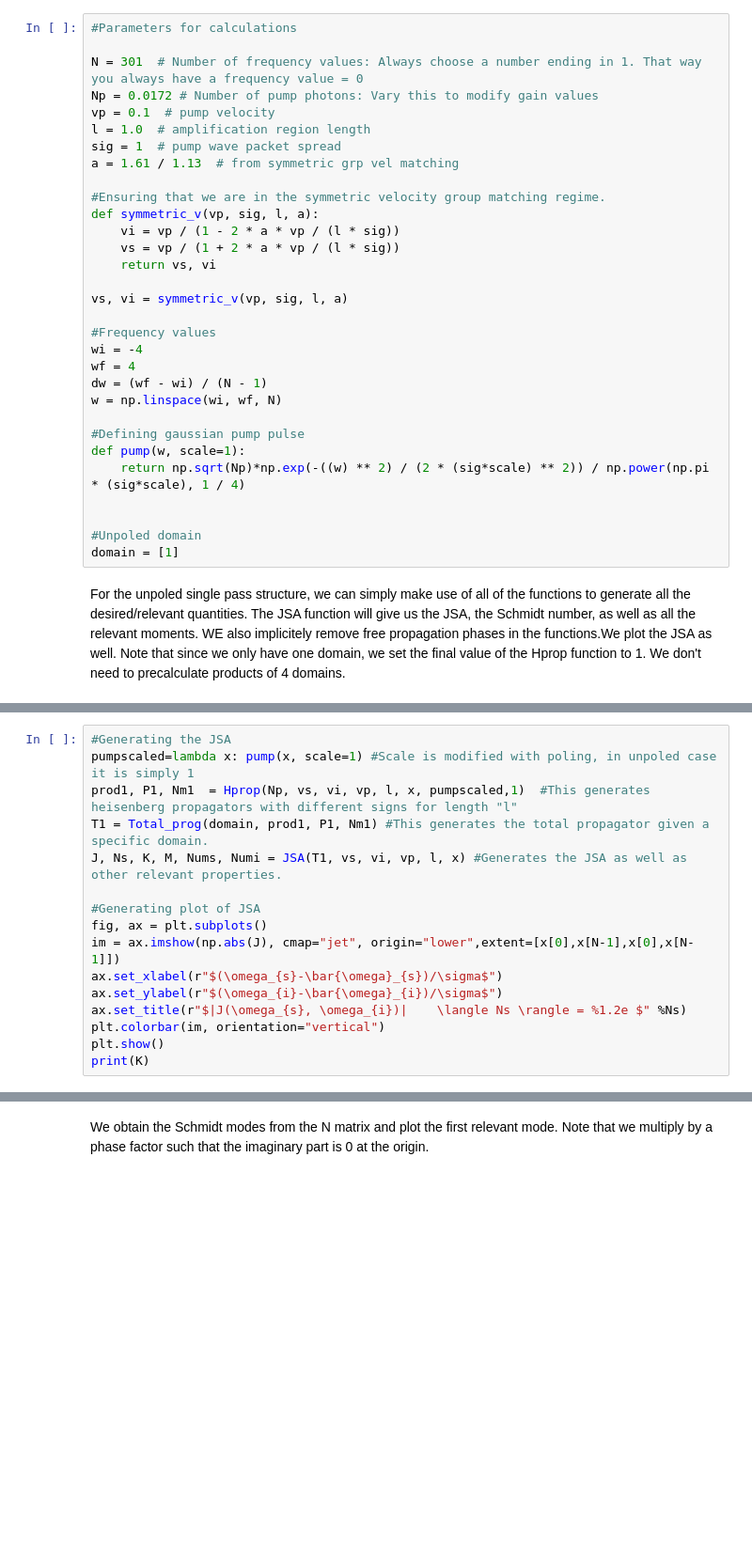
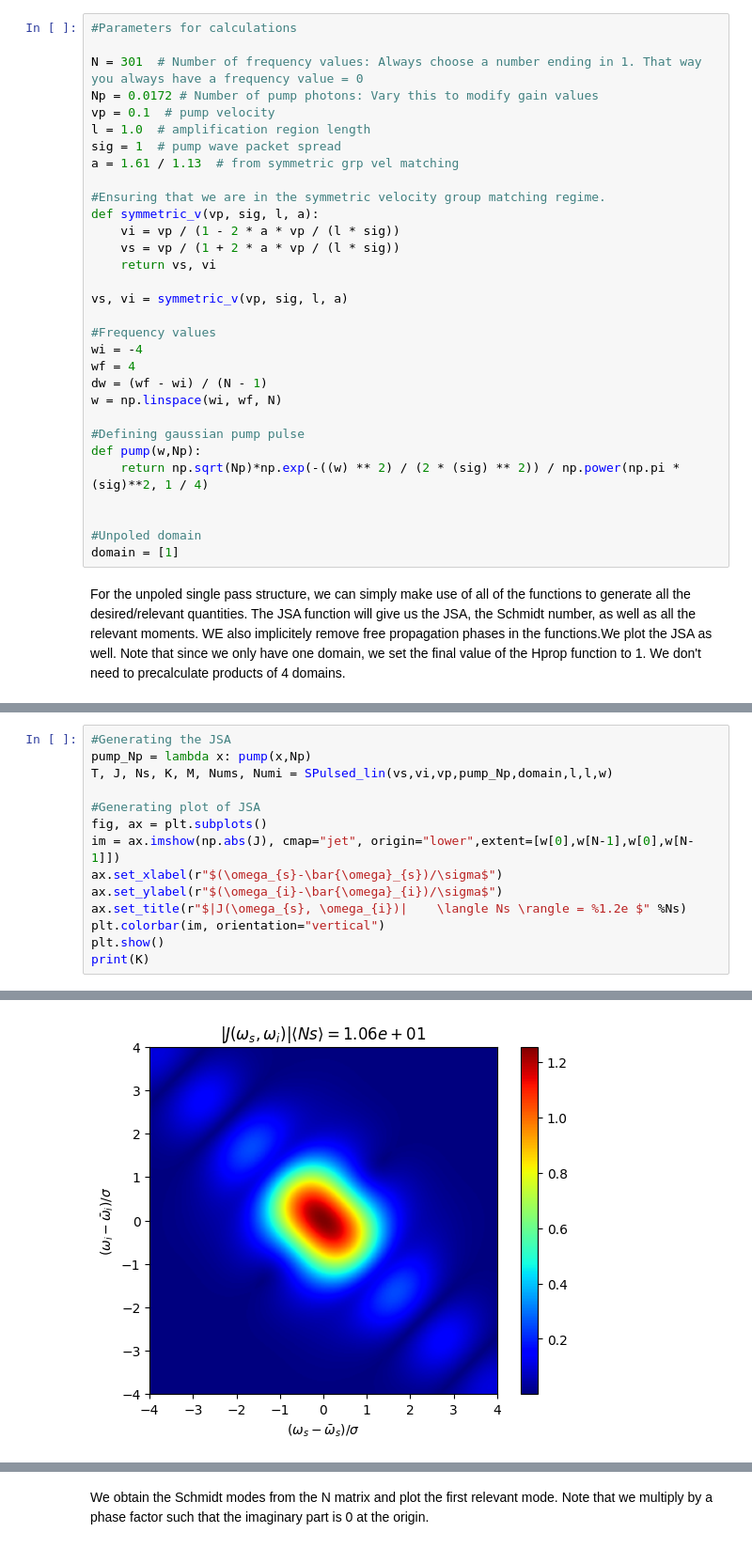
Before and after one commit to polyquantique/NeedALight, a Jupyter notebook: NeedALight/examples/example_unpoled.ipynb, the cells around one changed output, grey strips where cells are left out. Shown at 94% size. Saved outputs shown, nothing was run; the diff lists cells and outputs as text; blank space fills up the shorter version.

Commit message:
Fixed Unpoled ex

```diff
--- a/NeedALight/examples/example_unpoled.ipynb
+++ b/NeedALight/examples/example_unpoled.ipynb
@@ -35,8 +33,8 @@ dw = (wf - wi) / (N - 1)
 w = np.linspace(wi, wf, N)
 
 #Defining gaussian pump pulse
-def pump(w, scale=1):
-    return np.sqrt(Np)*np.exp(-((w) ** 2) / (2 * (sig*scale) ** 2)) / np.power(np.pi * (sig*scale), 1 / 4)
+def pump(w,Np):
+    return np.sqrt(Np)*np.exp(-((w) ** 2) / (2 * (sig) ** 2)) / np.power(np.pi * (sig)**2, 1 / 4)
 
 
 #Unpoled domain
@@ -48,13 +44,11 @@ T, J, Ns, K, M, Nums, Numi = SPulsed_lin(vs,vi,vp,pump,domain,l,l,w)
 # %%
 #Generating the JSA
-pumpscaled=lambda x: pump(x, scale=1) #Scale is modified with poling, in unpoled case it is simply 1
-prod1, P1, Nm1  = Hprop(Np, vs, vi, vp, l, x, pumpscaled,1)  #This generates heisenberg propagators with different signs for length "l"
-T1 = Total_prog(domain, prod1, P1, Nm1) #This generates the total propagator given a specific domain.
-J, Ns, K, M, Nums, Numi = JSA(T1, vs, vi, vp, l, x) #Generates the JSA as well as other relevant properties.
+pump_Np = lambda x: pump(x,Np)
+T, J, Ns, K, M, Nums, Numi = SPulsed_lin(vs,vi,vp,pump_Np,domain,l,l,w)
 
 #Generating plot of JSA
 fig, ax = plt.subplots()
-im = ax.imshow(np.abs(J), cmap="jet", origin="lower",extent=[x[0],x[N-1],x[0],x[N-1]])
+im = ax.imshow(np.abs(J), cmap="jet", origin="lower",extent=[w[0],w[N-1],w[0],w[N-1]])
 ax.set_xlabel(r"$(\omega_{s}-\bar{\omega}_{s})/\sigma$")
 ax.set_ylabel(r"$(\omega_{i}-\bar{\omega}_{i})/\sigma$")
 ax.set_title(r"$|J(\omega_{s}, \omega_{i})|    \langle Ns \rangle = %1.2e $" %Ns)
@@ -66,3 +59,4 @@ print(K)
+[figure, added]
 1.0515049079939984
 # %% [markdown]
 We obtain the Schmidt modes from the N matrix and plot the first relevant mode. Note that we multiply by a phase factor such that the imaginary part is 0 at the origin.
```
Also changed, not shown: parts of 12 cells of this notebook, 1 other file.
